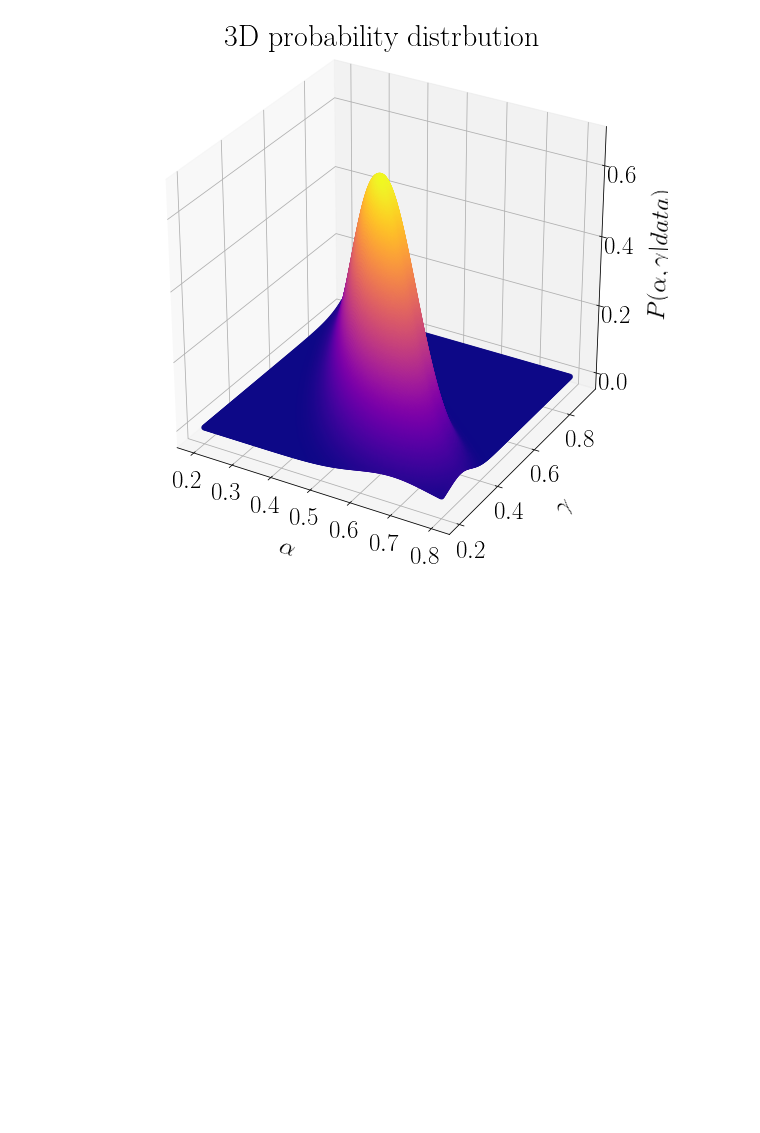
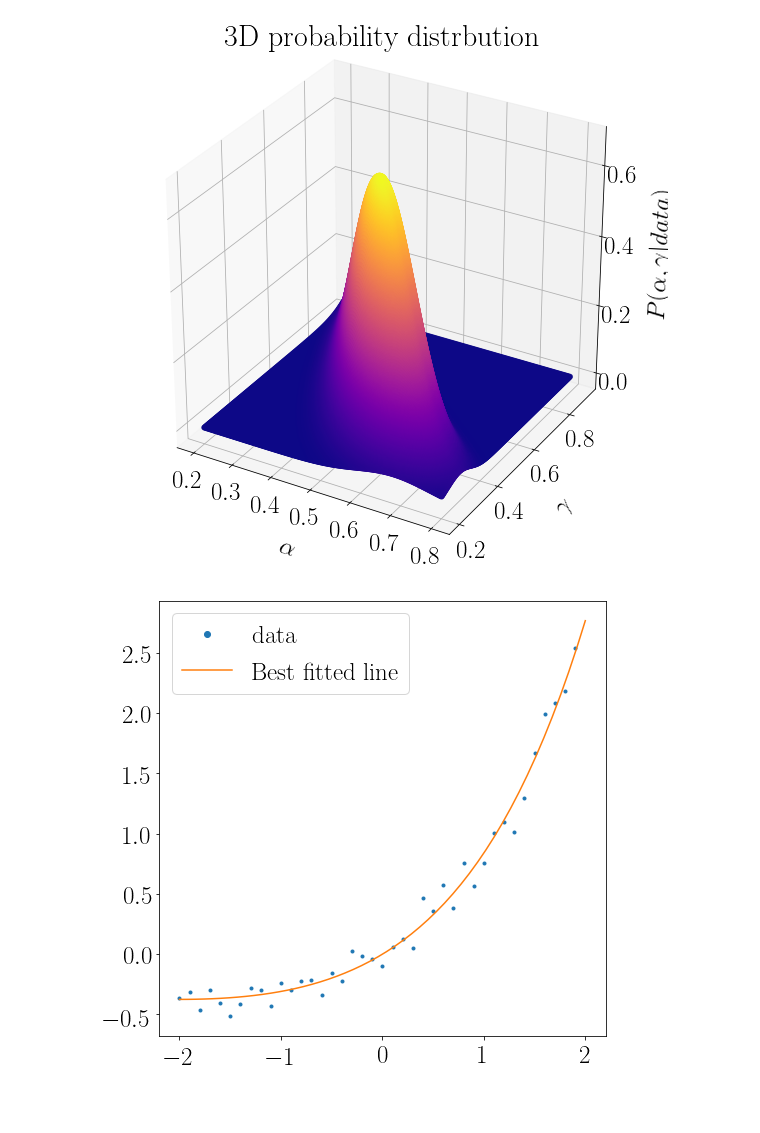
Before and after one commit to abtinshahidi/Foundation_applied_machine_learning, a Jupyter notebook: notebooks/week2/week2.ipynb, the cells around one changed output. Saved outputs shown, nothing was run; the diff lists cells and outputs as text; code cells hidden in the pictures; blank space fills up the shorter version.

```diff
--- a/notebooks/week2/week2.ipynb
+++ b/notebooks/week2/week2.ipynb
@@ -274,6 +274,8 @@ sorted(values, key=lambda x : x[0], reverse=True)[:5]
  (0.6600216832077364, 0.5110367892976588, 0.49732441471571903),
  (0.6599868649784066, 0.5090301003344482, 0.49732441471571903),
  (0.6599684206411858, 0.5070234113712375, 0.49966555183946487)]
+# %%
+A, B = sorted(values, key=lambda x : x[0], reverse=True)[0][1], sorted(values, key=lambda x : x[0], reverse=True)[0][2]
 # %% [markdown]
 ## Plotting the probability density: $p(\alpha, \gamma | data)$
 # %%
@@ -310,3 +312,17 @@ ax.set_zlabel(r"$P(\alpha, \gamma | data)$", fontsize=25, labelpad=20)
 plt.show()
 # %% [output]
 [figure]
+# %%
+fig = plt.figure(figsize=(8, 8))
+ax = fig.add_subplot(1, 1, 1)
+ax.plot(x_span, y_span, ".", label="data")
+
+x_span1 = np.linspace(-2, 2, 50)
+ax.plot(x_span1, [f(x, A, B) for x in x_span1], label="Best fitted line")
+
+ax.legend(markerscale=2)
+plt.show()
+# %% [output]
+[figure, added]
+# %% [markdown]
+#
```
